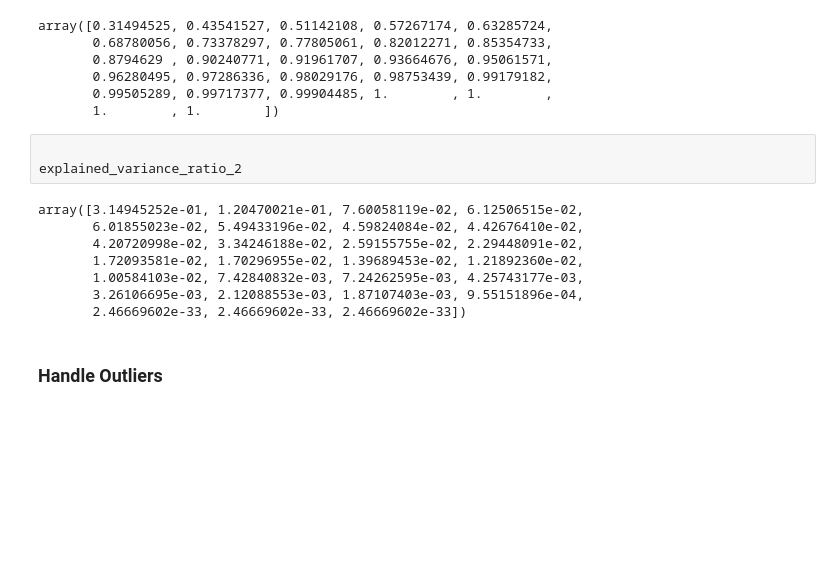
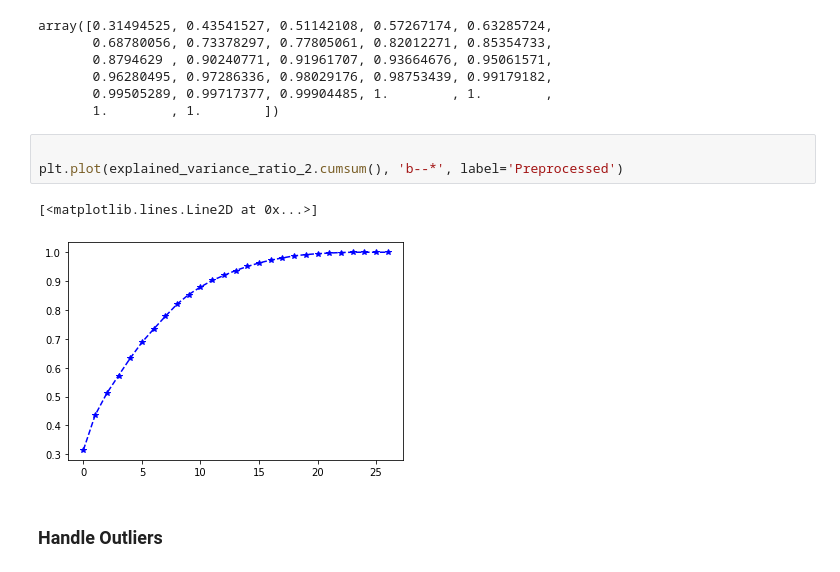
Before and after one commit to muznyahamed/sem7_Ml_assignment1, a Jupyter notebook: Asiignment2_Updated.ipynb, the cells around one changed output. Drawn from its saved outputs; the diff is of its cells as text; blank space fills up the shorter version.

```diff
--- a/Asiignment2_Updated.ipynb
+++ b/Asiignment2_Updated.ipynb
@@ -103,17 +105,12 @@ array([0.31494525, 0.43541527, 0.51142108, 0.57267174, 0.63285724,
        0.96280495, 0.97286336, 0.98029176, 0.98753439, 0.99179182,
        0.99505289, 0.99717377, 0.99904485, 1.        , 1.        ,
        1.        , 1.        ])
-# %%
-
-explained_variance_ratio_2
-# %% [output]
-array([3.14945252e-01, 1.20470021e-01, 7.60058119e-02, 6.12506515e-02,
-       6.01855023e-02, 5.49433196e-02, 4.59824084e-02, 4.42676410e-02,
-       4.20720998e-02, 3.34246188e-02, 2.59155755e-02, 2.29448091e-02,
-       1.72093581e-02, 1.70296955e-02, 1.39689453e-02, 1.21892360e-02,
-       1.00584103e-02, 7.42840832e-03, 7.24262595e-03, 4.25743177e-03,
-       3.26106695e-03, 2.12088553e-03, 1.87107403e-03, 9.55151896e-04,
-       2.46669602e-33, 2.46669602e-33, 2.46669602e-33])
+# %%
+
+plt.plot(explained_variance_ratio_2.cumsum(), 'b--*', label='Preprocessed')
+# %% [output]
+[<matplotlib.lines.Line2D at 0x...>]
+[figure, added]
 # %% [markdown]
 ### Handle Outliers
 # %%
```
Also changed, not shown: parts of 7 cells of this notebook, 1 other file.
